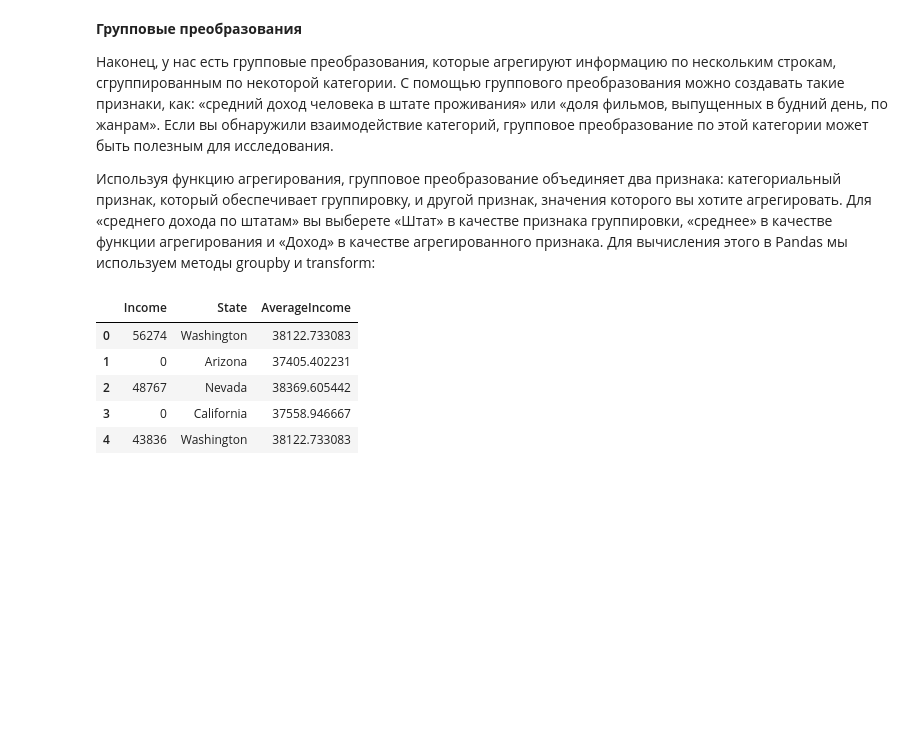
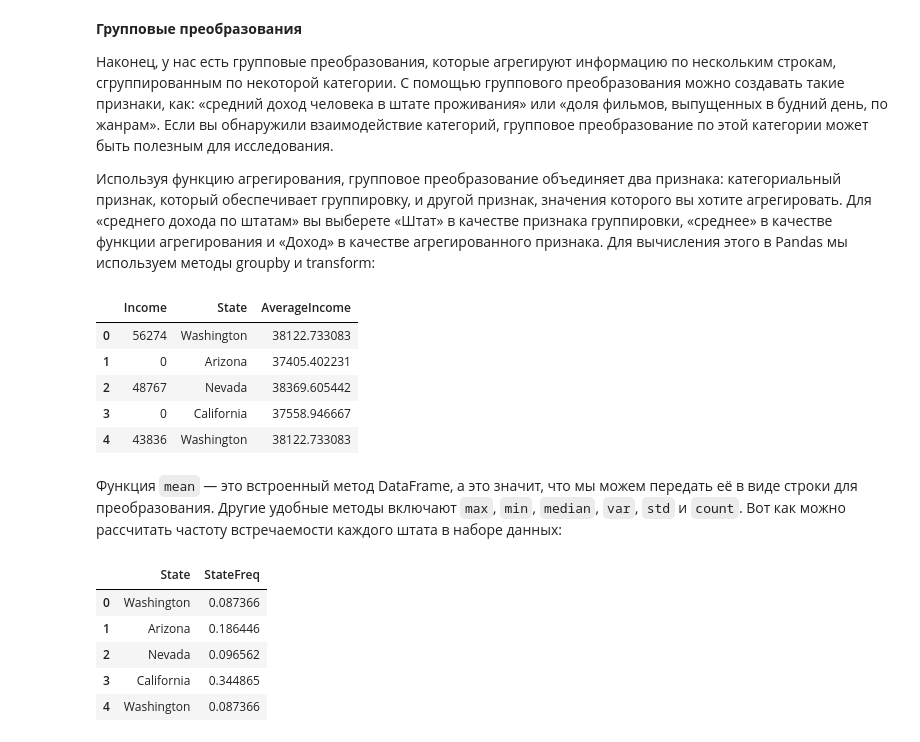
Before and after one commit to Grashch/Kaggle_tasks, a Jupyter notebook: Feature_Engineering.ipynb, the cells around one changed output. Saved outputs shown, nothing was run; the diff lists cells and outputs as text; code cells hidden in the pictures; blank space fills up the shorter version.

```diff
--- a/Feature_Engineering.ipynb
+++ b/Feature_Engineering.ipynb
@@ -667,3 +667,20 @@ customer[['Income', 'State', 'AverageIncome']].head()
 | 2 | 48767 | Nevada | 38369.605442 |
 | 3 | 0 | California | 37558.946667 |
 | 4 | 43836 | Washington | 38122.733083 |
+# %% [markdown]
+Функция `mean` — это встроенный метод DataFrame, а это значит, что мы можем передать её в виде строки для преобразования. Другие удобные методы включают `max`, `min`, `median`, `var`, `std` и `count`. Вот как можно рассчитать частоту встречаемости каждого штата в наборе данных:
+# %%
+customer['StateFreq'] = (
+    customer
+    .groupby('State')['State']
+    .transform('count')
+    /customer['State'].count()
+)
+customer[['State', 'StateFreq']].head()
+# %% [output]
+|  | State | StateFreq |
+| 0 | Washington | 0.087366 |
+| 1 | Arizona | 0.186446 |
+| 2 | Nevada | 0.096562 |
+| 3 | California | 0.344865 |
+| 4 | Washington | 0.087366 |
```
